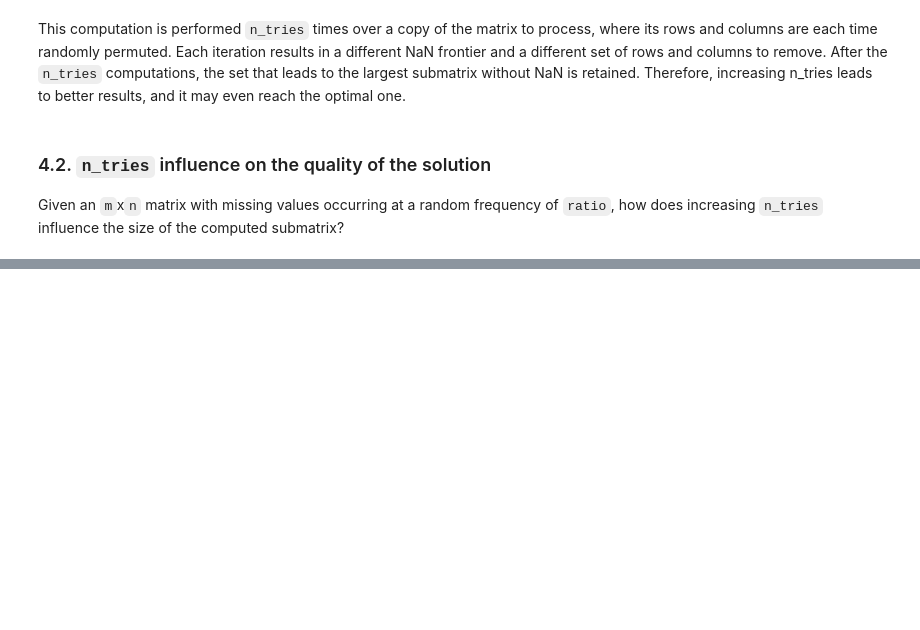
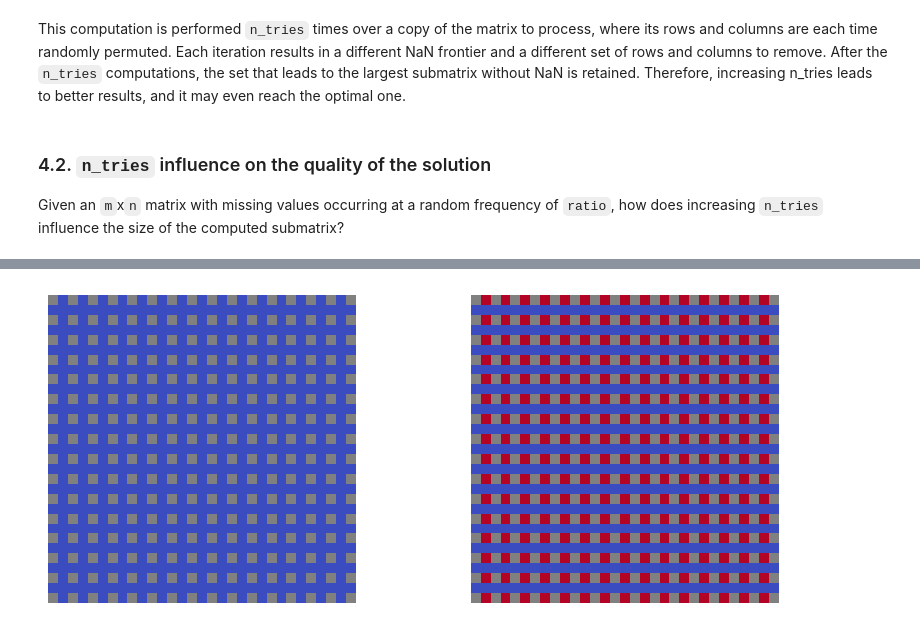
Before and after one commit to CyrilJl/OptiMask, a Jupyter notebook: notebooks/Optimask.ipynb, the cells around one changed output, grey strips where cells are left out. Drawn from its saved outputs; the diff is of its cells as text; code cells hidden in the pictures; blank space fills up the shorter version.

```diff
--- a/notebooks/Optimask.ipynb
+++ b/notebooks/Optimask.ipynb
@@ -415,0 +435,7 @@ convergence_plot(m=100, n=20, ratio=0.025, n_tries=250)
+# %%
+x = np.zeros((n, n))
+iy, ix = np.indices(x.shape)
+x[(np.mod(ix, 2) == 0) & (np.mod(iy, 2) == 0)] = np.nan
+solve_and_plot(x)
+# %% [output]
+[figure, added]
```
Also changed, not shown: parts of 23 cells of this notebook.
